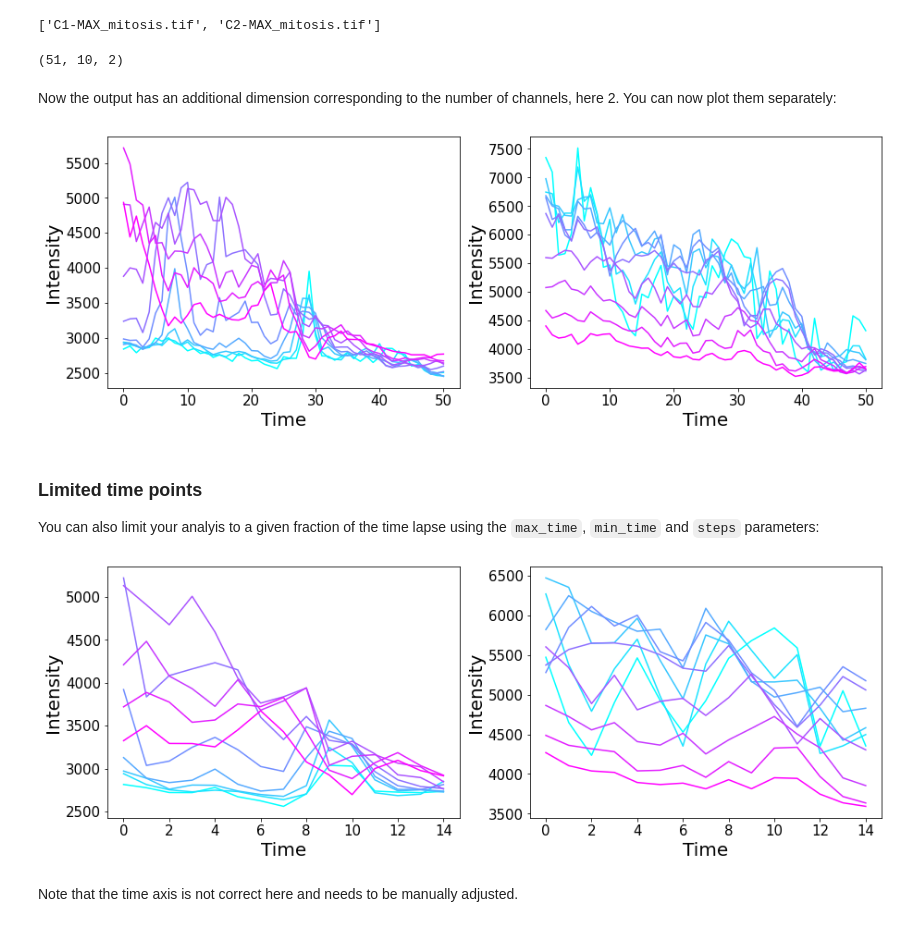
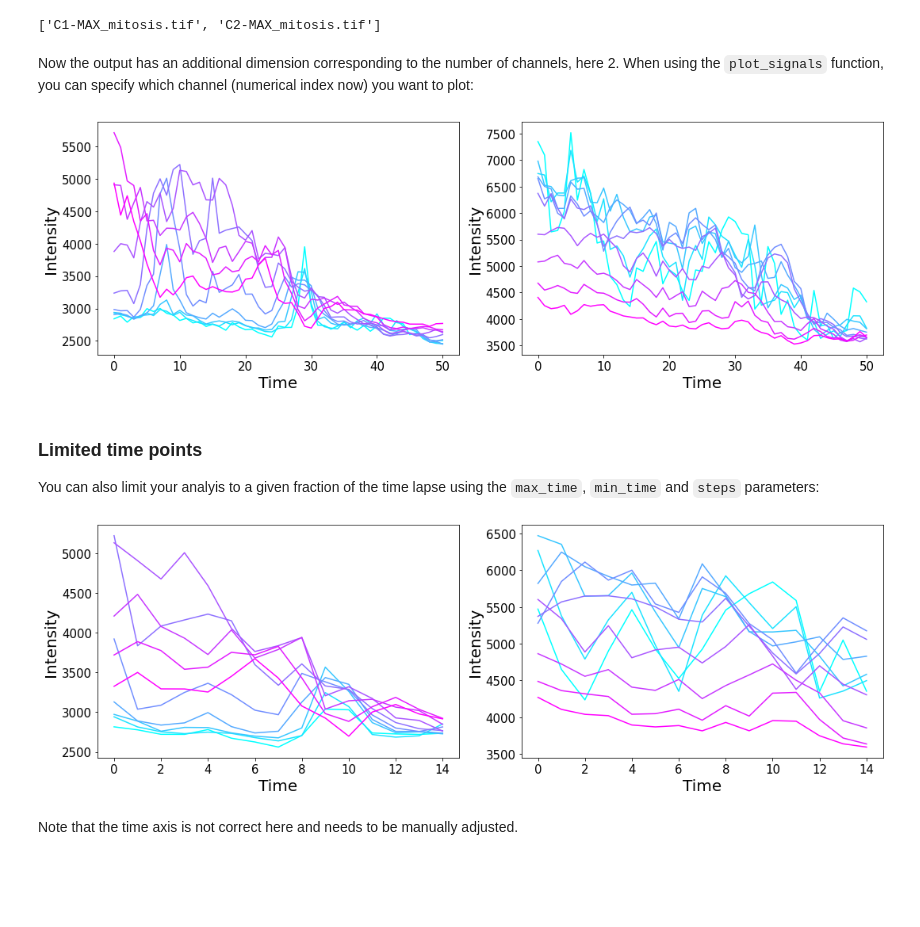
Before and after one commit to guiwitz/roidynamics, a Jupyter notebook: notebooks/intensity_by_sector.ipynb, the cells around one changed output. Drawn from its saved outputs; the diff is of its cells as text; code cells hidden in the pictures; blank space fills up the shorter version.

Commit message:
update to handle multi-roi

````diff
--- a/notebooks/intensity_by_sector.ipynb
+++ b/notebooks/intensity_by_sector.ipynb
@@ -109,10 +112,10 @@ With the labelled image of sectors and the time-lapse data, we can now extract t
 # %%
 channel = image.channel_name[1]
 
-signal_radius = splitmask.measure_intensities(time_image=image.frame_generator(channel=channel),
-                                                      im_labels=radius_labels,max_time=300)
-signal_angle = splitmask.measure_intensities(time_image=image.frame_generator(channel=channel),
-                                                     im_labels=sector_labels,max_time=300)
+signal_radius = splitmask.measure_intensities(image, channels=channel,
+                                                      im_labels=radius_labels,max_time=51)
+signal_angle = splitmask.measure_intensities(image, channels=channel,
+                                                     im_labels=sector_labels,max_time=51)
 # %% [markdown]
 To plot the signals you can use the ```plot_signals``` function. You can pass the colormap array produced by the ```get_cmap_labels``` function to color the curves with the same colors as the corresponding sectors.
 # %%
@@ -130,34 +133,30 @@ channels
 ['C1-MAX_mitosis.tif', 'C2-MAX_mitosis.tif']
 # %%
 signal_radius_multi = splitmask.measure_intensities(
-    time_image=image.frame_generator(channel=channels),
+    image, channels=channels,
     im_labels=radius_labels)
-# %%
-signal_radius_multi.shape
-# %% [output]
-(51, 10, 2)
 # %% [markdown]
-Now the output has an additional dimension corresponding to the number of channels, here 2. You can now plot them separately:
+Now the output has an additional dimension corresponding to the number of channels, here 2. When using the ```plot_signals``` function, you can specify which channel (numerical index now) you want to plot:
 # %%
 fig, ax = plt.subplots(1,2, figsize=(15,5))
-splitmask.plot_signals(signal_radius_multi[:,:,0], color_array=colors_rad, ax=ax[0])
-splitmask.plot_signals(signal_radius_multi[:,:,1], color_array=colors_rad, ax=ax[1]);
+splitmask.plot_signals(signal_radius_multi, channel=0, color_array=colors_rad, ax=ax[0])
+splitmask.plot_signals(signal_radius_multi, channel=1, color_array=colors_rad, ax=ax[1]);
 # %% [output]
-[figure, old version]
+[figure, new version]
 # %% [markdown]
 ### Limited time points
 
 You can also limit your analyis to a given fraction of the time lapse using the ```max_time```, ```min_time``` and ```steps``` parameters:
 # %%
 signal_radius_multi = splitmask.measure_intensities(
-    time_image=image.frame_generator(channel=channels),
+    image, channels=channels,
     im_labels=radius_labels, min_time=10, max_time=40, step=2)
 
 fig, ax = plt.subplots(1,2, figsize=(15,5))
-splitmask.plot_signals(signal_radius_multi[:,:,0], color_array=colors_rad, ax=ax[0])
-splitmask.plot_signals(signal_radius_multi[:,:,1], color_array=colors_rad, ax=ax[1]);
+splitmask.plot_signals(signal_radius_multi, channel=0, color_array=colors_rad, ax=ax[0])
+splitmask.plot_signals(signal_radius_multi, channel=1, color_array=colors_rad, ax=ax[1]);
 # %% [output]
-[figure, old version]
+[figure, new version]
 # %% [markdown]
 Note that the time axis is not correct here and needs to be manually adjusted.
 # %% [markdown]
````
Also changed, not shown: parts of 6 cells of this notebook, 2 other files.
